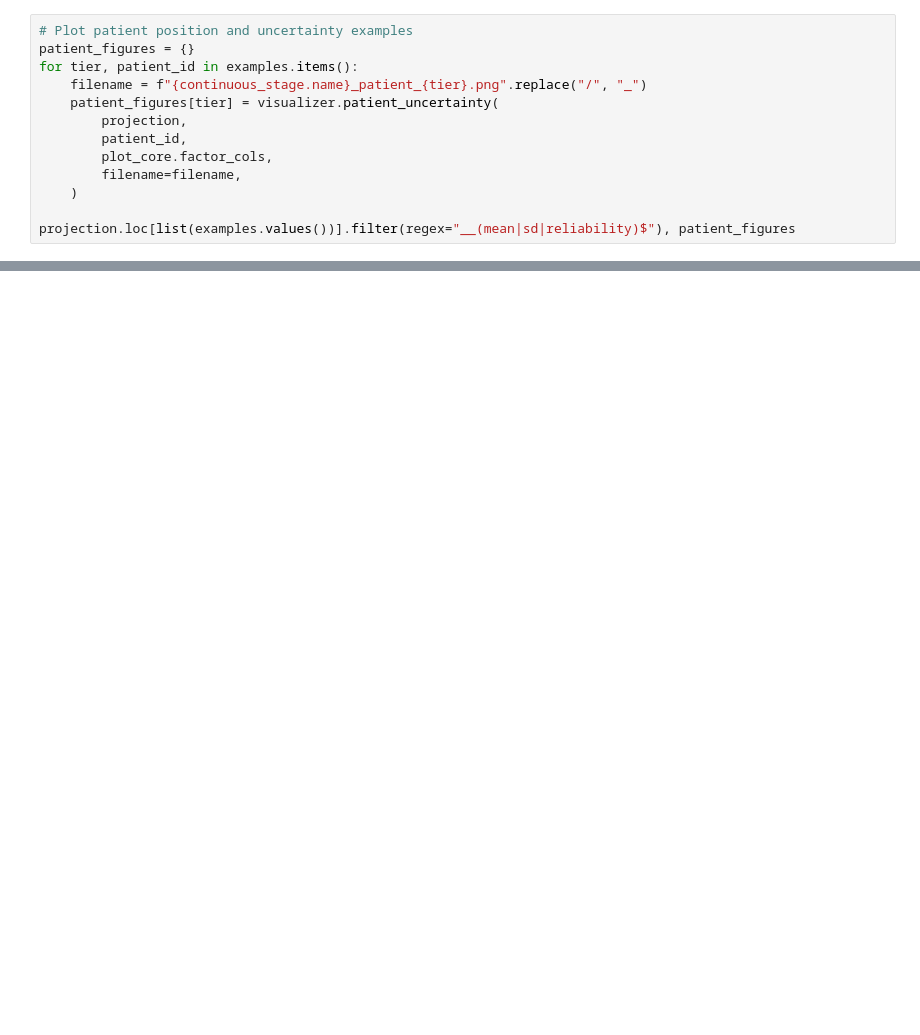
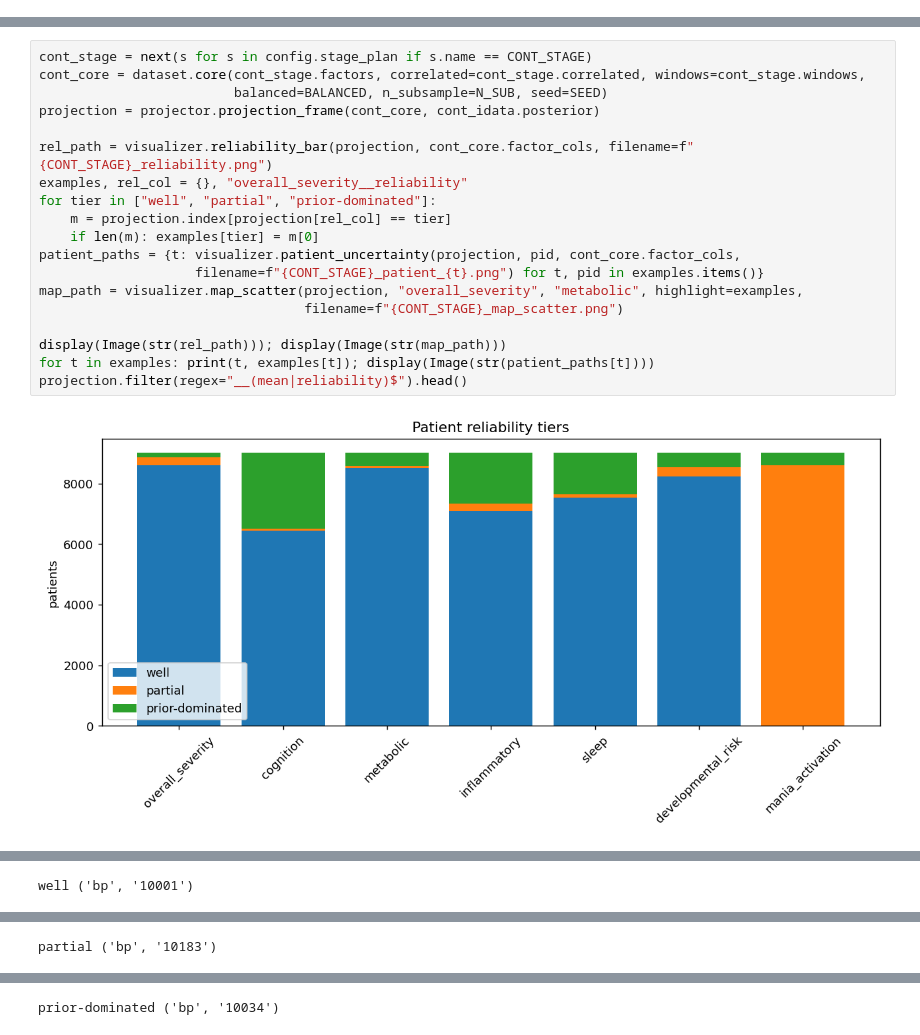
Before and after one commit to AndriiKulakovskyi/face-trans-diagnostic-phenotypes, a Jupyter notebook: notebooks/m1_oop_measurement_fit.ipynb, the cells around one changed output, grey strips where cells are left out. Cells and saved outputs as stored; diff of their text form; blank space fills up the shorter version.

```diff
--- a/notebooks/m1_oop_measurement_fit.ipynb
+++ b/notebooks/m1_oop_measurement_fit.ipynb
@@ -235,13 +0,0 @@ examples, reliability_path
-# %%
-# Plot patient position and uncertainty examples
-patient_figures = {}
-for tier, patient_id in examples.items():
-    filename = f"{continuous_stage.name}_patient_{tier}.png".replace("/", "_")
-    patient_figures[tier] = visualizer.patient_uncertainty(
-        projection,
-        patient_id,
-        plot_core.factor_cols,
-        filename=filename,
-    )
-
-projection.loc[list(examples.values())].filter(regex="__(mean|sd|reliability)$"), patient_figures
@@ -288,0 +156,21 @@ Before switching from `smoke` to `medium` or `production`:
+# %%
+cont_stage = next(s for s in config.stage_plan if s.name == CONT_STAGE)
+cont_core = dataset.core(cont_stage.factors, correlated=cont_stage.correlated, windows=cont_stage.windows,
+                         balanced=BALANCED, n_subsample=N_SUB, seed=SEED)
+projection = projector.projection_frame(cont_core, cont_idata.posterior)
+
+rel_path = visualizer.reliability_bar(projection, cont_core.factor_cols, filename=f"{CONT_STAGE}_reliability.png")
+examples, rel_col = {}, "overall_severity__reliability"
+for tier in ["well", "partial", "prior-dominated"]:
+    m = projection.index[projection[rel_col] == tier]
+    if len(m): examples[tier] = m[0]
+patient_paths = {t: visualizer.patient_uncertainty(projection, pid, cont_core.factor_cols,
+                    filename=f"{CONT_STAGE}_patient_{t}.png") for t, pid in examples.items()}
+map_path = visualizer.map_scatter(projection, "overall_severity", "metabolic", highlight=examples,
+                                  filename=f"{CONT_STAGE}_map_scatter.png")
+
+display(Image(str(rel_path))); display(Image(str(map_path)))
+for t in examples: print(t, examples[t]); display(Image(str(patient_paths[t])))
+projection.filter(regex="__(mean|reliability)$").head()
+# %% [output]
+[figure, added]
@@ -288,0 +178 @@ Before switching from `smoke` to `medium` or `production`:
+well ('bp', '10001')
@@ -288,0 +180 @@ Before switching from `smoke` to `medium` or `production`:
+partial ('bp', '10183')
@@ -288,0 +182 @@ Before switching from `smoke` to `medium` or `production`:
+prior-dominated ('bp', '10034')
```
Also changed, not shown: parts of 35 cells of this notebook, 35 other files.
